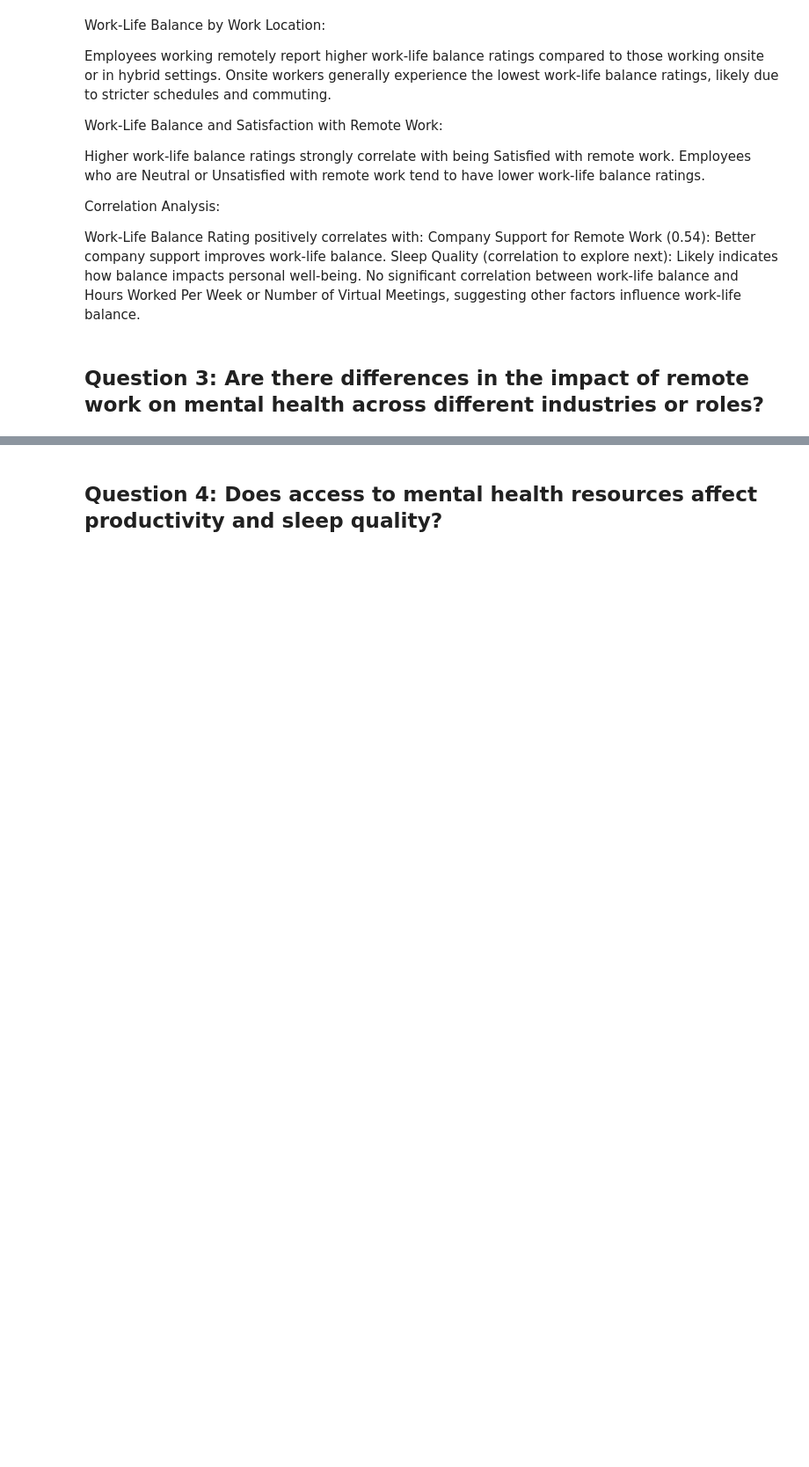
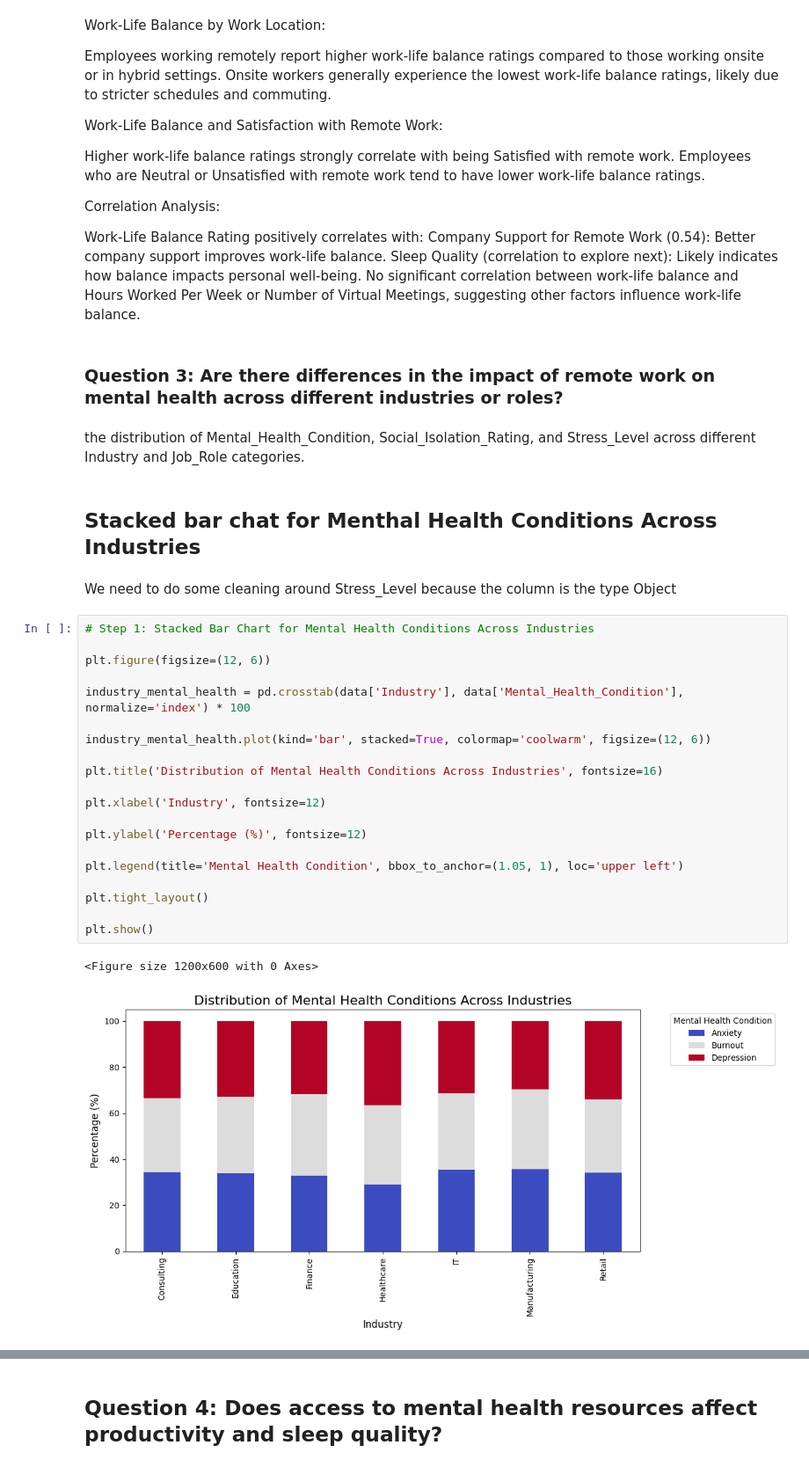
Before and after one commit to lcopolillo/FCD-2024-25, a Jupyter notebook: main.ipynb, the cells around one changed output, grey strips where cells are left out. Shown at 88% size. Cells and saved outputs as stored; diff of their text form; blank space fills up the shorter version.

Commit message:
some things done until question 2/3

```diff
--- a/main.ipynb
+++ b/main.ipynb
@@ -424,4 +522,33 @@ Company Support for Remote Work (0.54): Better company support improves work-lif
 Sleep Quality (correlation to explore next): Likely indicates how balance impacts personal well-being.
 No significant correlation between work-life balance and Hours Worked Per Week or Number of Virtual Meetings, suggesting other factors influence work-life balance.
 # %% [markdown]
-## Question 3: Are there differences in the impact of remote work on mental health across different industries or roles?
+### Question 3: Are there differences in the impact of remote work on mental health across different industries or roles?
+# %% [markdown]
+the distribution of Mental_Health_Condition, Social_Isolation_Rating, and Stress_Level across different Industry and Job_Role categories.
+# %% [markdown]
+## Stacked bar chat for Menthal Health Conditions Across Industries
+# %% [markdown]
+We need to do some cleaning around Stress_Level because the column is the type Object
+# %%
+# Step 1: Stacked Bar Chart for Mental Health Conditions Across Industries
+
+plt.figure(figsize=(12, 6))
+
+industry_mental_health = pd.crosstab(data['Industry'], data['Mental_Health_Condition'], normalize='index') * 100
+
+industry_mental_health.plot(kind='bar', stacked=True, colormap='coolwarm', figsize=(12, 6))
+
+plt.title('Distribution of Mental Health Conditions Across Industries', fontsize=16)
+
+plt.xlabel('Industry', fontsize=12)
+
+plt.ylabel('Percentage (%)', fontsize=12)
+
+plt.legend(title='Mental Health Condition', bbox_to_anchor=(1.05, 1), loc='upper left')
+
+plt.tight_layout()
+
+plt.show()
+# %% [output]
+<Figure size 1200x600 with 0 Axes>
+[figure, added]
```
Also changed, not shown: parts of 15 cells of this notebook.
